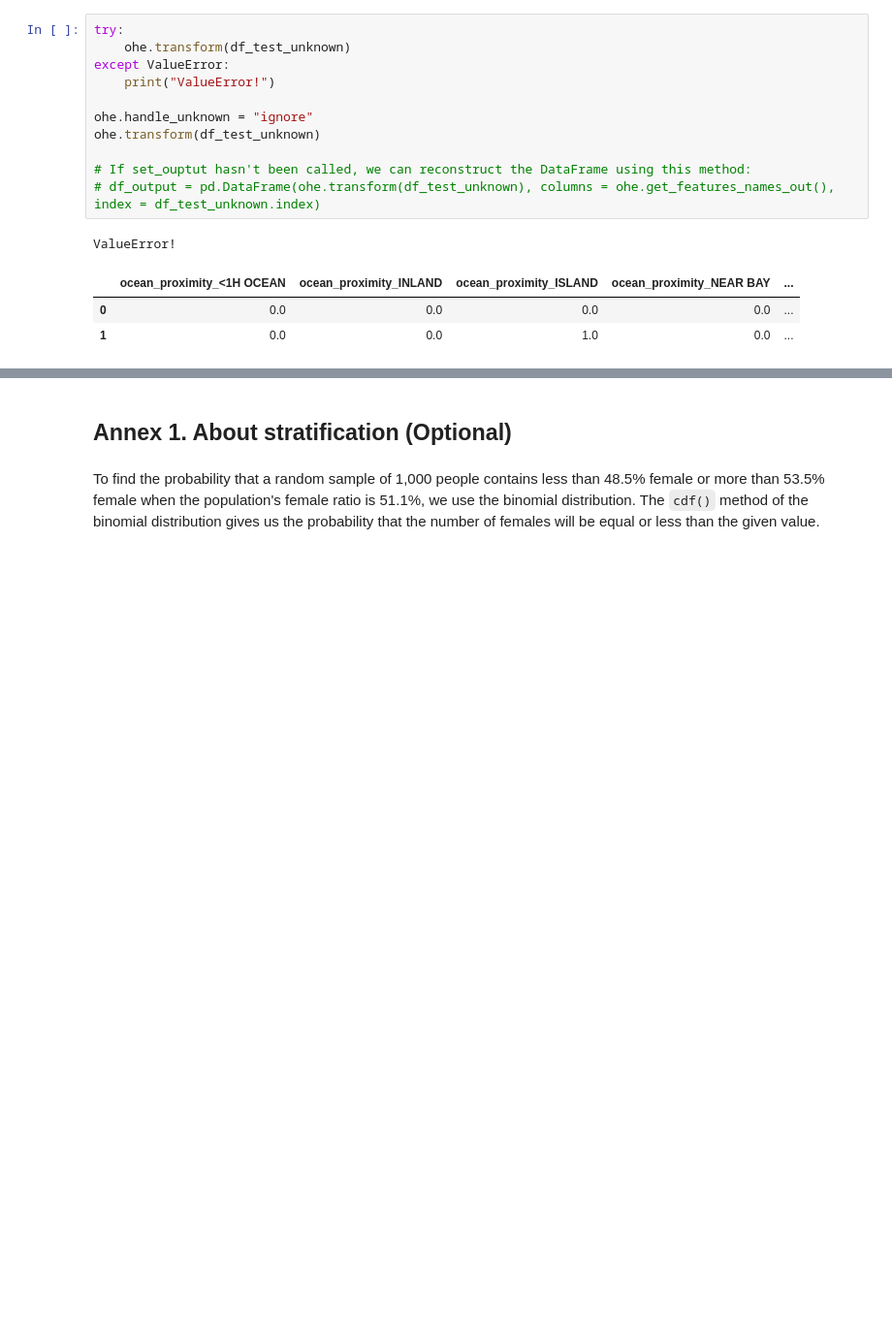
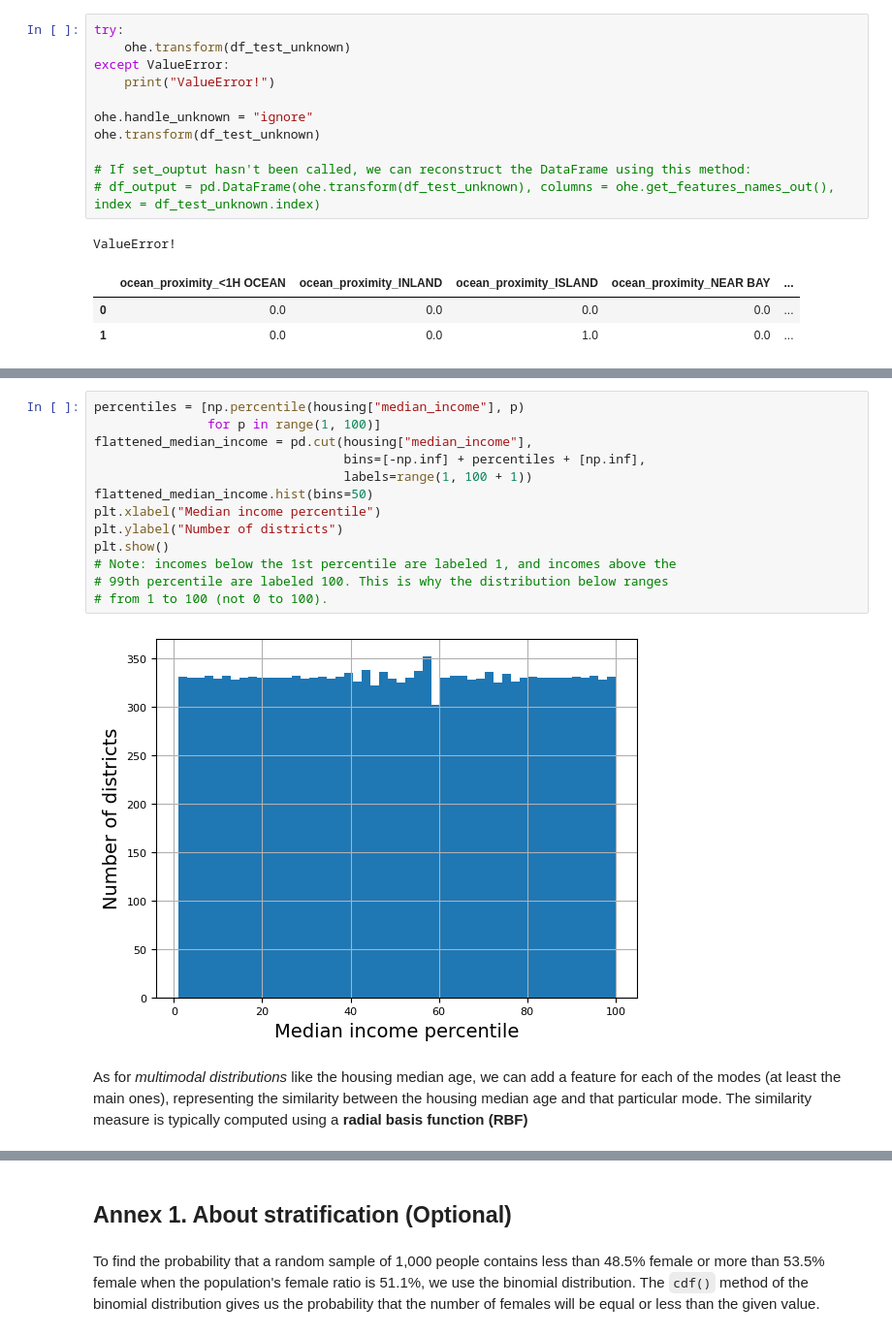
Before and after one commit to bictorbang/ML_notebooks, a Jupyter notebook: machine_learning_with_scikit_learn/02_end_to_end_machine_learning_project/02.ipynb, the cells around one changed output, grey strips where cells are left out. Shown at 97% size. Drawn from its saved outputs; the diff is of its cells as text; blank space fills up the shorter version.

```diff
--- a/machine_learning_with_scikit_learn/02_end_to_end_machine_learning_project/02.ipynb
+++ b/machine_learning_with_scikit_learn/02_end_to_end_machine_learning_project/02.ipynb
@@ -655,0 +701,17 @@ ValueError!
+# %%
+percentiles = [np.percentile(housing["median_income"], p)
+               for p in range(1, 100)]
+flattened_median_income = pd.cut(housing["median_income"],
+                                 bins=[-np.inf] + percentiles + [np.inf],
+                                 labels=range(1, 100 + 1))
+flattened_median_income.hist(bins=50)
+plt.xlabel("Median income percentile")
+plt.ylabel("Number of districts")
+plt.show()
+# Note: incomes below the 1st percentile are labeled 1, and incomes above the
+# 99th percentile are labeled 100. This is why the distribution below ranges
+# from 1 to 100 (not 0 to 100).
+# %% [output]
+[figure, added]
+# %% [markdown]
+As for *multimodal distributions* like the housing median age, we can add a feature for each of the modes (at least the main ones), representing the similarity between the housing median age and that particular mode. The similarity measure is typically computed using a **radial basis function (RBF)**
```
Also changed, not shown: parts of 46 cells of this notebook.
